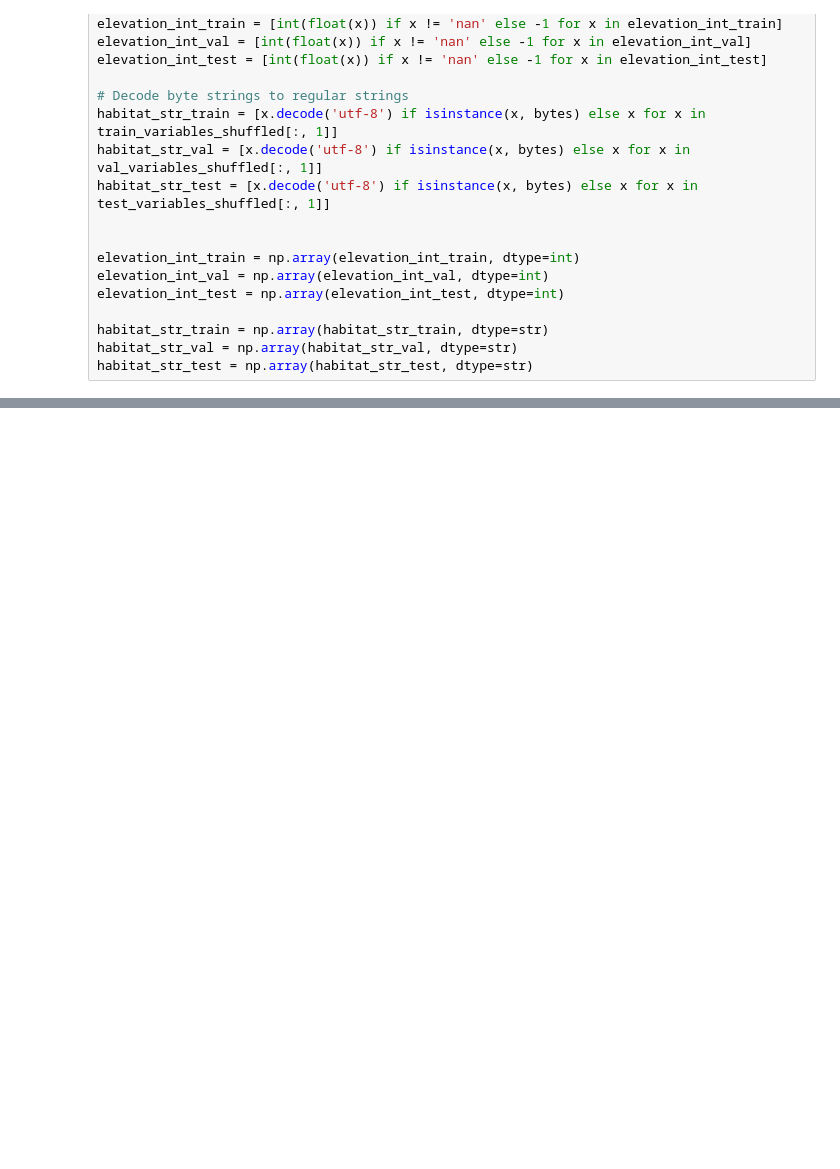
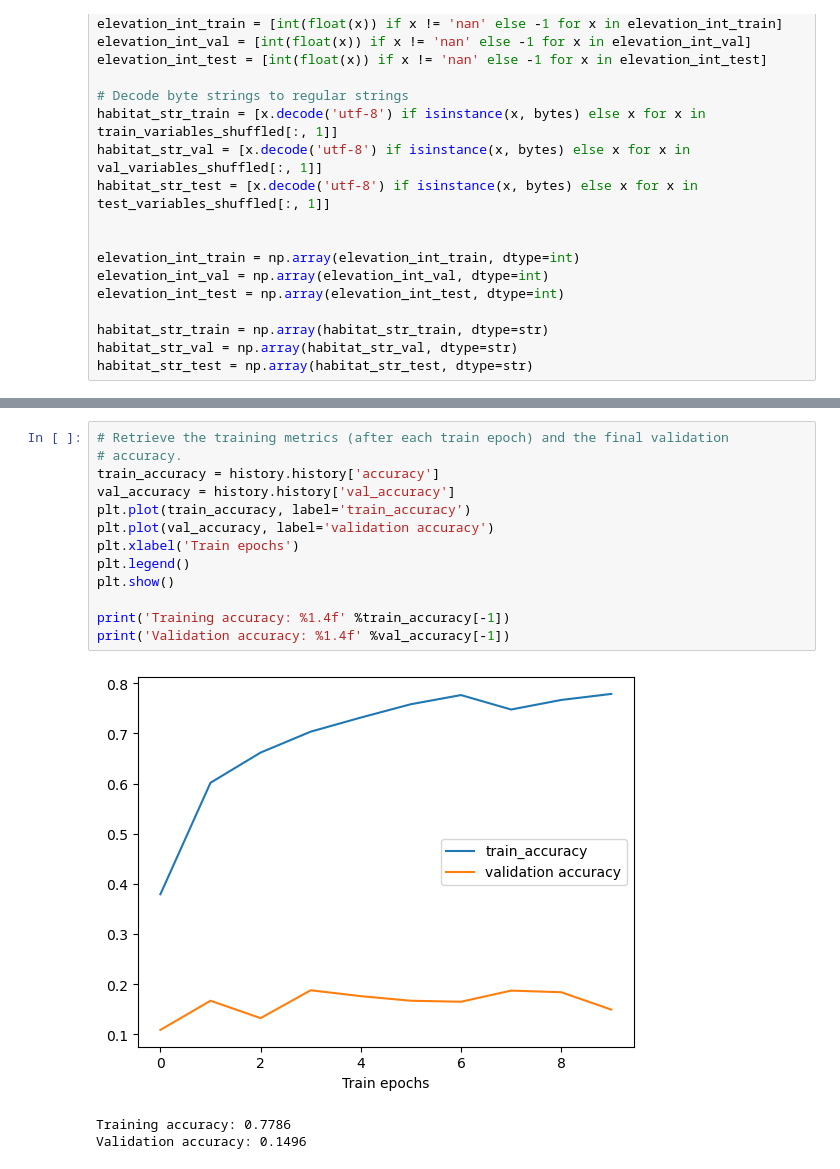
Before and after one commit to kalafosaurus/207-final-project, a Jupyter notebook: ryans_dank_attempts/multimodal_CNN_model.ipynb, the cells around one changed output, grey strips where cells are left out. Cells and saved outputs as stored; diff of their text form; blank space fills up the shorter version.

```diff
--- a/ryans_dank_attempts/multimodal_CNN_model.ipynb
+++ b/ryans_dank_attempts/multimodal_CNN_model.ipynb
@@ -632,3 +633,20 @@ Validation Accuracy: 0.1179153099656105
+# %%
+# Retrieve the training metrics (after each train epoch) and the final validation
+# accuracy.
+train_accuracy = history.history['accuracy']
+val_accuracy = history.history['val_accuracy']
+plt.plot(train_accuracy, label='train_accuracy')
+plt.plot(val_accuracy, label='validation accuracy')
+plt.xlabel('Train epochs')
+plt.legend()
+plt.show()
+
+print('Training accuracy: %1.4f' %train_accuracy[-1])
+print('Validation accuracy: %1.4f' %val_accuracy[-1])
+# %% [output]
+[figure, added]
+Training accuracy: 0.7786
+Validation accuracy: 0.1496
 # %%
 # getting the test accuracy
 test_loss, test_accuracy = model_4.evaluate(
```
Also changed, not shown: parts of 12 cells of this notebook, 5 other files.
